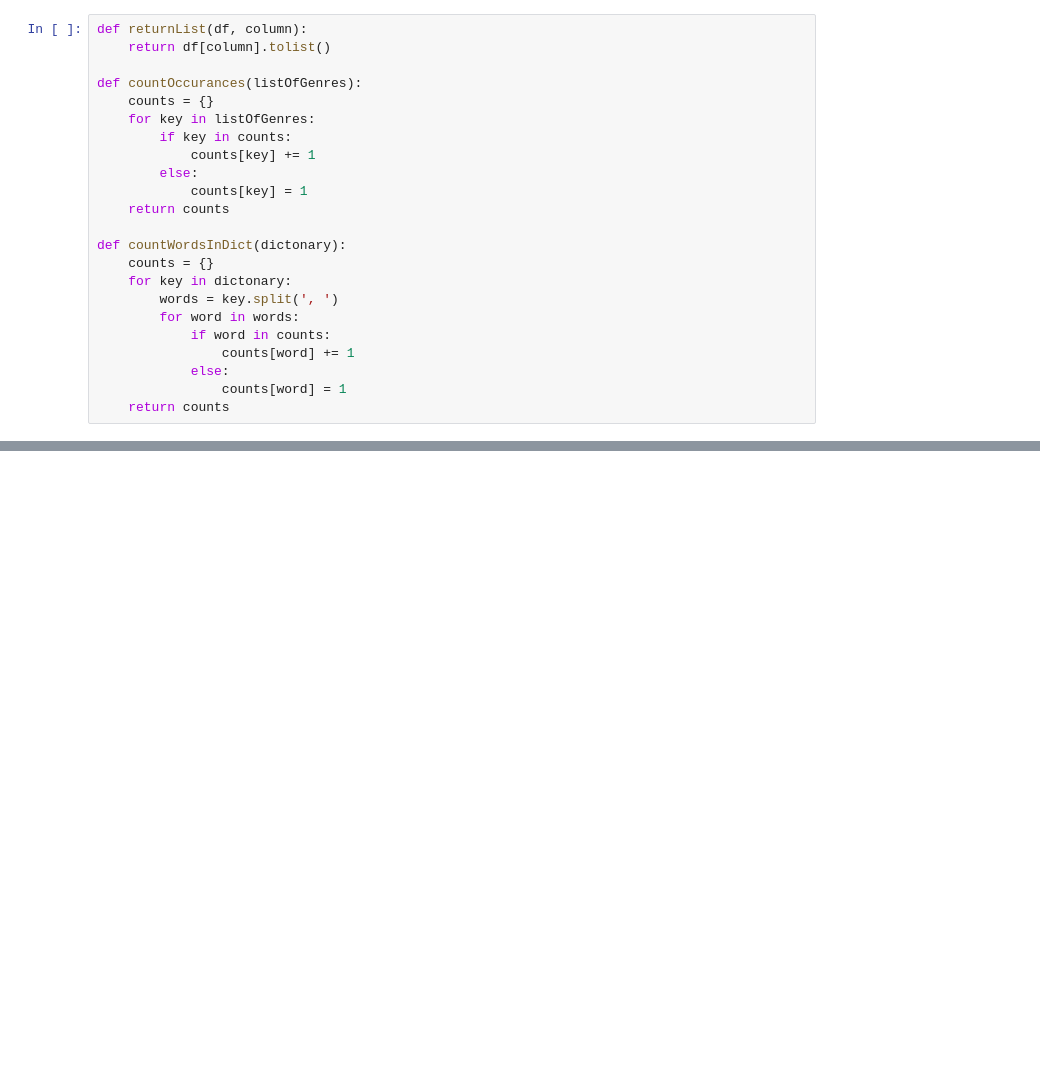
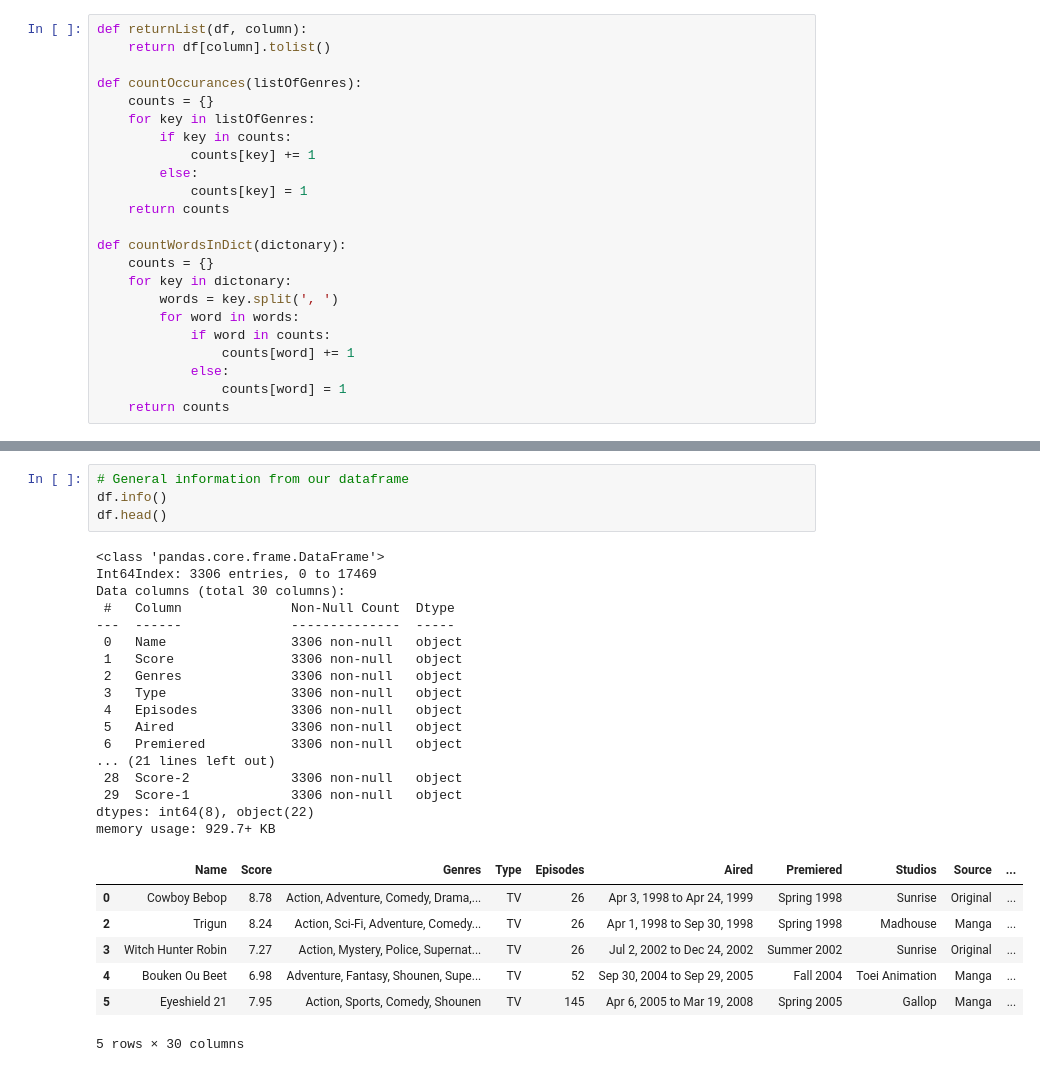
Before and after one commit to data301-2021-summer2/group03-project, a Jupyter notebook: analysis/Guy/milestone2.ipynb, the cells around one changed output, grey strips where cells are left out. Cells and saved outputs as stored; diff of their text form; blank space fills up the shorter version.

```diff
--- a/analysis/Guy/milestone2.ipynb
+++ b/analysis/Guy/milestone2.ipynb
@@ -42,0 +50,29 @@ print(countWordsInDict(cntOcc))
+# %%
+# General information from our dataframe
+df.info()
+df.head()
+# %% [output]
+<class 'pandas.core.frame.DataFrame'>
+Int64Index: 3306 entries, 0 to 17469
+Data columns (total 30 columns):
+ #   Column              Non-Null Count  Dtype
+---  ------              --------------  -----
+ 0   Name                3306 non-null   object
+ 1   Score               3306 non-null   object
+ 2   Genres              3306 non-null   object
+ 3   Type                3306 non-null   object
+ 4   Episodes            3306 non-null   object
+ 5   Aired               3306 non-null   object
+ 6   Premiered           3306 non-null   object
+... (21 lines left out)
+ 28  Score-2             3306 non-null   object
+ 29  Score-1             3306 non-null   object
+dtypes: int64(8), object(22)
+memory usage: 929.7+ KB
+|  | Name | Score | Genres | Type | Episodes | Aired | Premiered | Studios | Source | ... |
+| 0 | Cowboy Bebop | 8.78 | Action, Adventure, Comedy, Drama,... | TV | 26 | Apr 3, 1998 to Apr 24, 1999 | Spring 1998 | Sunrise | Original | ... |
+| 2 | Trigun | 8.24 | Action, Sci-Fi, Adventure, Comedy... | TV | 26 | Apr 1, 1998 to Sep 30, 1998 | Spring 1998 | Madhouse | Manga | ... |
+| 3 | Witch Hunter Robin | 7.27 | Action, Mystery, Police, Supernat... | TV | 26 | Jul 2, 2002 to Dec 24, 2002 | Summer 2002 | Sunrise | Original | ... |
+| 4 | Bouken Ou Beet | 6.98 | Adventure, Fantasy, Shounen, Supe... | TV | 52 | Sep 30, 2004 to Sep 29, 2005 | Fall 2004 | Toei Animation | Manga | ... |
+| 5 | Eyeshield 21 | 7.95 | Action, Sports, Comedy, Shounen | TV | 145 | Apr 6, 2005 to Mar 19, 2008 | Spring 2005 | Gallop | Manga | ... |
+5 rows × 30 columns
```
Also changed, not shown: parts of 5 cells of this notebook, 3 other files.
